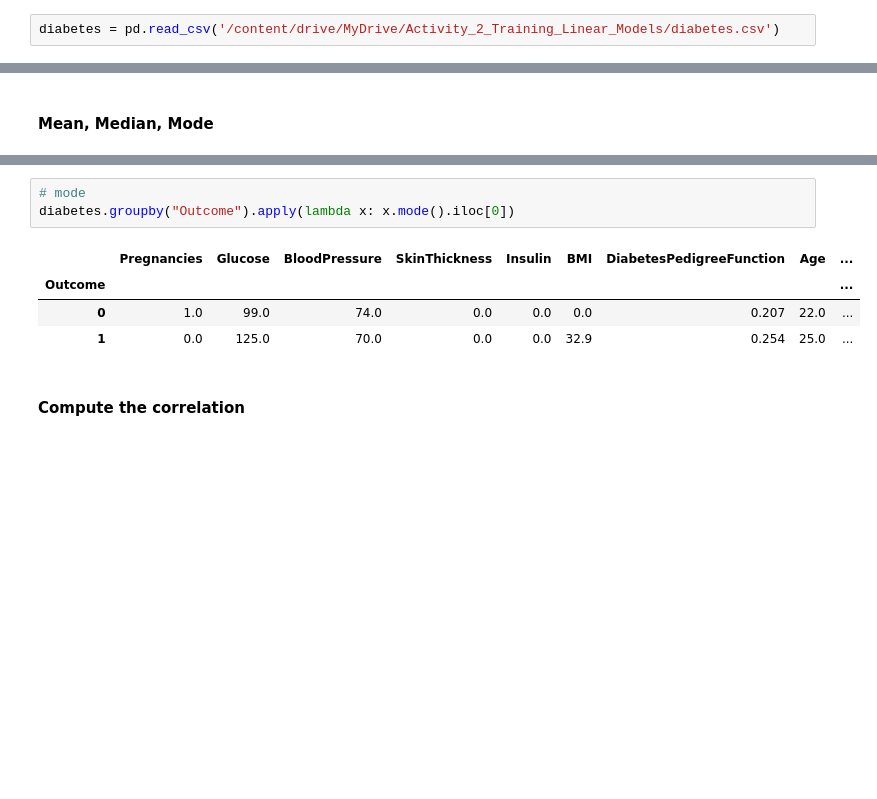
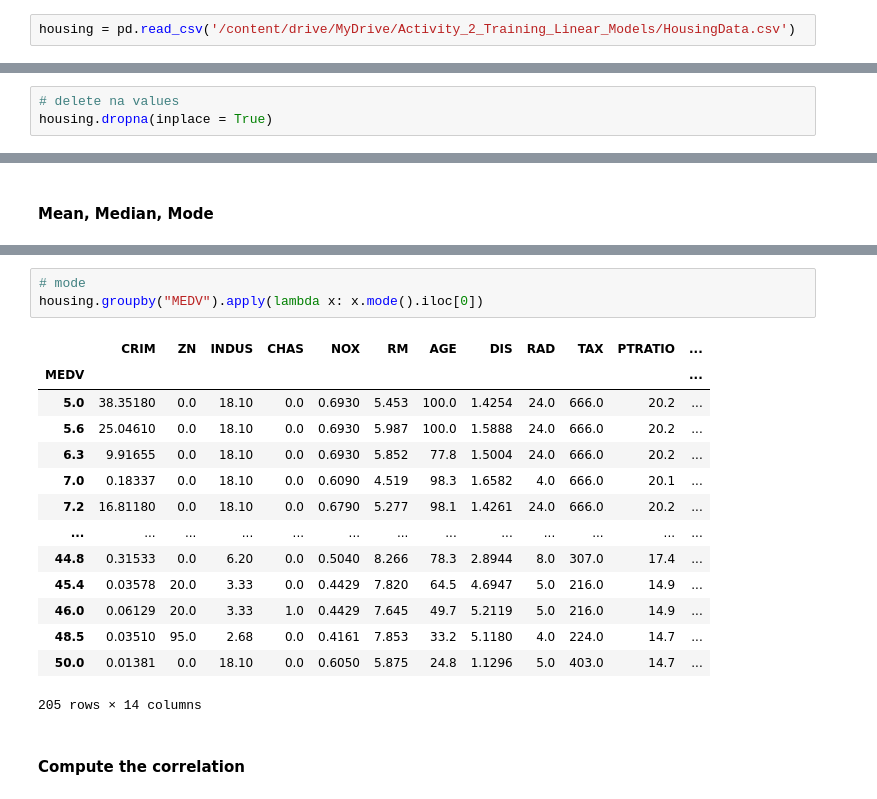
Before and after one commit to reue-lly/Predictive-Analytics-using-Machine-Learning, a Jupyter notebook: Activity-2/Activity_2_Training_Linear_Models.ipynb, the cells around one changed output, grey strips where cells are left out. Drawn from its saved outputs; the diff is of its cells as text; blank space fills up the shorter version.

```diff
--- a/Activity-2/Activity_2_Training_Linear_Models.ipynb
+++ b/Activity-2/Activity_2_Training_Linear_Models.ipynb
@@ -1131,5 +1131,5 @@ Mounted at /content/drive
 import pandas as pd
 from sklearn.model_selection import train_test_split
 # %%
-diabetes = pd.read_csv('/content/drive/MyDrive/Activity_2_Training_Linear_Models/diabetes.csv')
+housing = pd.read_csv('/content/drive/MyDrive/Activity_2_Training_Linear_Models/HousingData.csv')
 # %%
@@ -1188,0 +1225,3 @@ dtype: int64
+# %%
+# delete na values
+housing.dropna(inplace = True)
@@ -1228,11 +1307,21 @@ diabetes.groupby('Outcome').median()
 # %%
 # mode
-diabetes.groupby("Outcome").apply(lambda x: x.mode().iloc[0])
+housing.groupby("MEDV").apply(lambda x: x.mode().iloc[0])
 # %% [output]
-|  | Pregnancies | Glucose | BloodPressure | SkinThickness | Insulin | BMI | DiabetesPedigreeFunction | Age | ... |
-| Outcome |  |  |  |  |  |  |  |  | ... |
-| 0 | 1.0 | 99.0 | 74.0 | 0.0 | 0.0 | 0.0 | 0.207 | 22.0 | ... |
-| 1 | 0.0 | 125.0 | 70.0 | 0.0 | 0.0 | 32.9 | 0.254 | 25.0 | ... |
+|  | CRIM | ZN | INDUS | CHAS | NOX | RM | AGE | DIS | RAD | TAX | PTRATIO | ... |
+| MEDV |  |  |  |  |  |  |  |  |  |  |  | ... |
+| 5.0 | 38.35180 | 0.0 | 18.10 | 0.0 | 0.6930 | 5.453 | 100.0 | 1.4254 | 24.0 | 666.0 | 20.2 | ... |
+| 5.6 | 25.04610 | 0.0 | 18.10 | 0.0 | 0.6930 | 5.987 | 100.0 | 1.5888 | 24.0 | 666.0 | 20.2 | ... |
+| 6.3 | 9.91655 | 0.0 | 18.10 | 0.0 | 0.6930 | 5.852 | 77.8 | 1.5004 | 24.0 | 666.0 | 20.2 | ... |
+| 7.0 | 0.18337 | 0.0 | 18.10 | 0.0 | 0.6090 | 4.519 | 98.3 | 1.6582 | 4.0 | 666.0 | 20.1 | ... |
+| 7.2 | 16.81180 | 0.0 | 18.10 | 0.0 | 0.6790 | 5.277 | 98.1 | 1.4261 | 24.0 | 666.0 | 20.2 | ... |
+| ... | ... | ... | ... | ... | ... | ... | ... | ... | ... | ... | ... | ... |
+| 44.8 | 0.31533 | 0.0 | 6.20 | 0.0 | 0.5040 | 8.266 | 78.3 | 2.8944 | 8.0 | 307.0 | 17.4 | ... |
+| 45.4 | 0.03578 | 20.0 | 3.33 | 0.0 | 0.4429 | 7.820 | 64.5 | 4.6947 | 5.0 | 216.0 | 14.9 | ... |
+| 46.0 | 0.06129 | 20.0 | 3.33 | 1.0 | 0.4429 | 7.645 | 49.7 | 5.2119 | 5.0 | 216.0 | 14.9 | ... |
+| 48.5 | 0.03510 | 95.0 | 2.68 | 0.0 | 0.4161 | 7.853 | 33.2 | 5.1180 | 4.0 | 224.0 | 14.7 | ... |
+| 50.0 | 0.01381 | 0.0 | 18.10 | 0.0 | 0.6050 | 5.875 | 24.8 | 1.1296 | 5.0 | 403.0 | 14.7 | ... |
+205 rows × 14 columns
 # %% [markdown]
 #### Compute the correlation
 # %%
```
Also changed, not shown: parts of 14 cells of this notebook.
